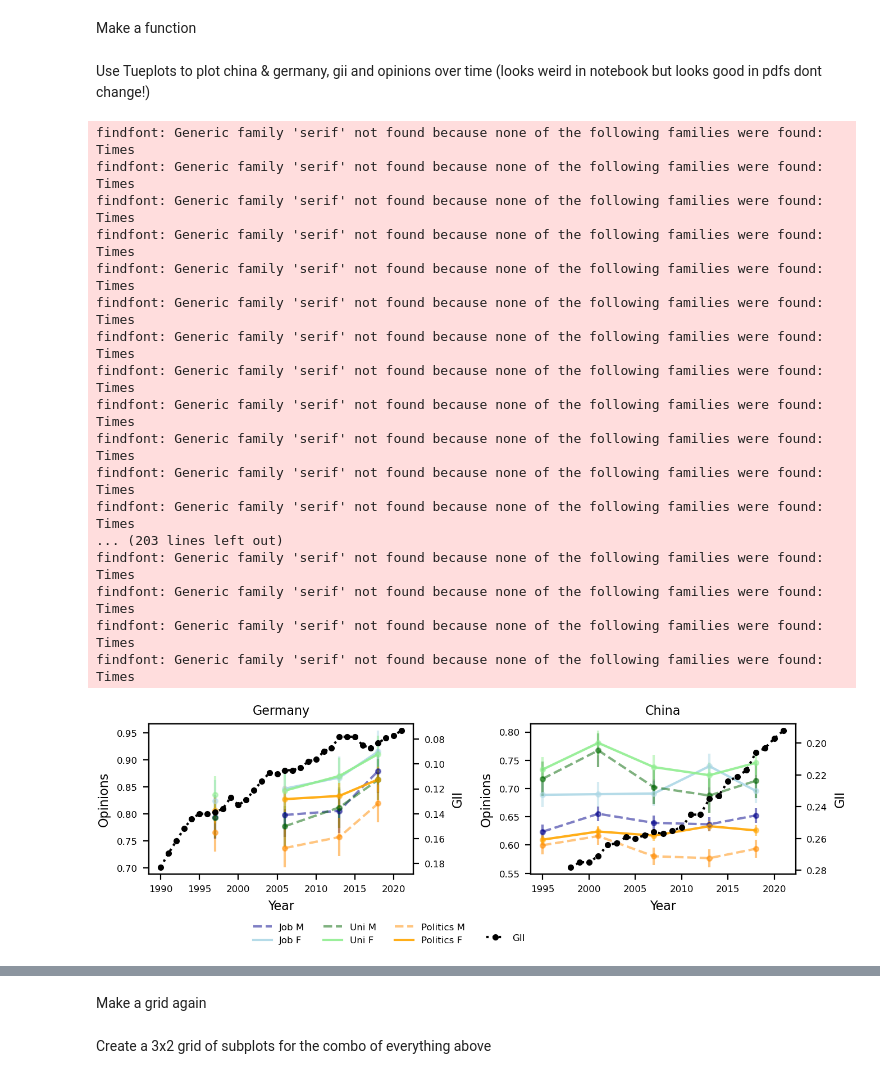
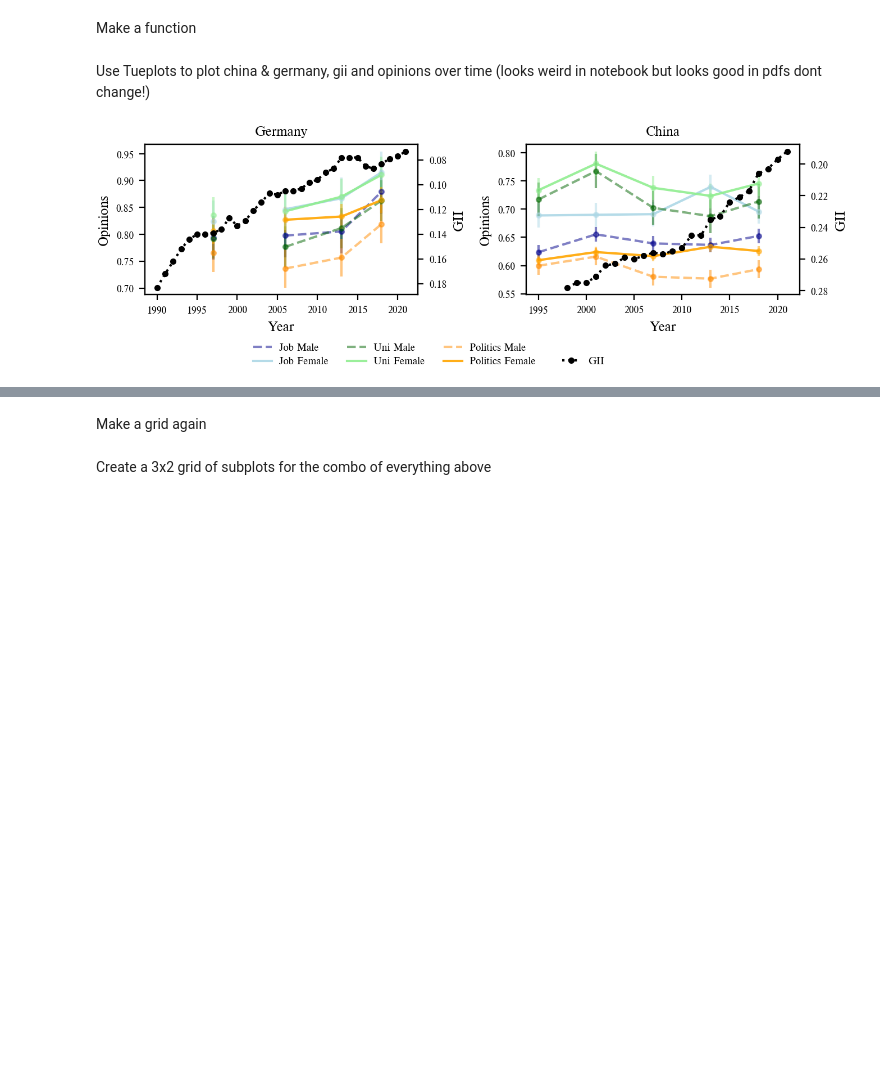
Before and after one commit to BeTheMaster/WorldGenderValues, a Jupyter notebook: src/02_visualize_reality_check.ipynb, the cells around one changed output, grey strips where cells are left out. Cells and saved outputs as stored; diff of their text form; code cells hidden in the pictures; blank space fills up the shorter version.

Commit message:
final plots

```diff
--- a/src/02_visualize_reality_check.ipynb
+++ b/src/02_visualize_reality_check.ipynb
@@ -419,50 +419,33 @@ ax1[1].set_ylabel('Opinions')
 # Create a second y-axis on the right for GII data
 ax2_china = ax1[1].twinx()
 
 # Convert GII values to float, handling 'NAN'
 gii_values_china = np.array([float(val) if val != 'NAN' else np.nan for val in hdr_chn[0]])
 years_gii_china = hdr_chn[1]
 
 # Plot GII values on the right y-axis
 ax2_china.plot(years_gii_china, gii_values_china, marker='.', linestyle='dotted', color='black')
 
 # Set labels for the right y-axis
 ax2_china.set_ylabel('GII')
 ax2_china.invert_yaxis()
 # Add common legend and title
 #ax1[1].legend(loc="lower left", framealpha=0.6, frameon=False, ncol=4, bbox_to_anchor=(1, 0.999))
 
 # Set title for the subplot
 ax1[1].set_title('China')
 
 # Adjust layout to prevent overlap
 #plt.tight_layout()
-labels = ['Job M', 'Job F', 'Uni M', 'Uni F', 'Politics M', 'Politics F']
+labels = ['Job Male', 'Job Female', 'Uni Male', 'Uni Female', 'Politics Male', 'Politics Female']
 
 fig.legend(loc="lower left", labels=labels, frameon=False, ncol=3, bbox_to_anchor=(0.2, -0.08))
-ax2_china.legend(loc="lower left", frameon=False, labels=['GII'], bbox_to_anchor=(-0.2, -0.51))#, ncol=1, bbox_to_anchor=(0.99, 0.999))
+ax2_china.legend(loc="lower left", frameon=False, labels=['GII'], bbox_to_anchor=(0.1, -0.53))#, ncol=1, bbox_to_anchor=(0.99, 0.999))
 
 plt.show()
 
 if save:
     #fig.savefig('..\\plots\\line\\comparison_plot_inverted_gii_final_bottom_tueplots.svg')
     fig.savefig('..\\plots\\line\\comparison_plot_inverted_gii_final_bottom_tueplots.pdf')
 # %% [output]
-findfont: Generic family 'serif' not found because none of the following families were found: Times
-findfont: Generic family 'serif' not found because none of the following families were found: Times
-findfont: Generic family 'serif' not found because none of the following families were found: Times
-findfont: Generic family 'serif' not found because none of the following families were found: Times
-findfont: Generic family 'serif' not found because none of the following families were found: Times
-findfont: Generic family 'serif' not found because none of the following families were found: Times
-findfont: Generic family 'serif' not found because none of the following families were found: Times
-findfont: Generic family 'serif' not found because none of the following families were found: Times
-findfont: Generic family 'serif' not found because none of the following families were found: Times
-findfont: Generic family 'serif' not found because none of the following families were found: Times
-findfont: Generic family 'serif' not found because none of the following families were found: Times
-findfont: Generic family 'serif' not found because none of the following families were found: Times
-... (203 lines left out)
-findfont: Generic family 'serif' not found because none of the following families were found: Times
-findfont: Generic family 'serif' not found because none of the following families were found: Times
-findfont: Generic family 'serif' not found because none of the following families were found: Times
-findfont: Generic family 'serif' not found because none of the following families were found: Times
-[figure, old version]
+[figure, new version]
```
Also changed, not shown: parts of 5 cells of this notebook, 3 other files.
